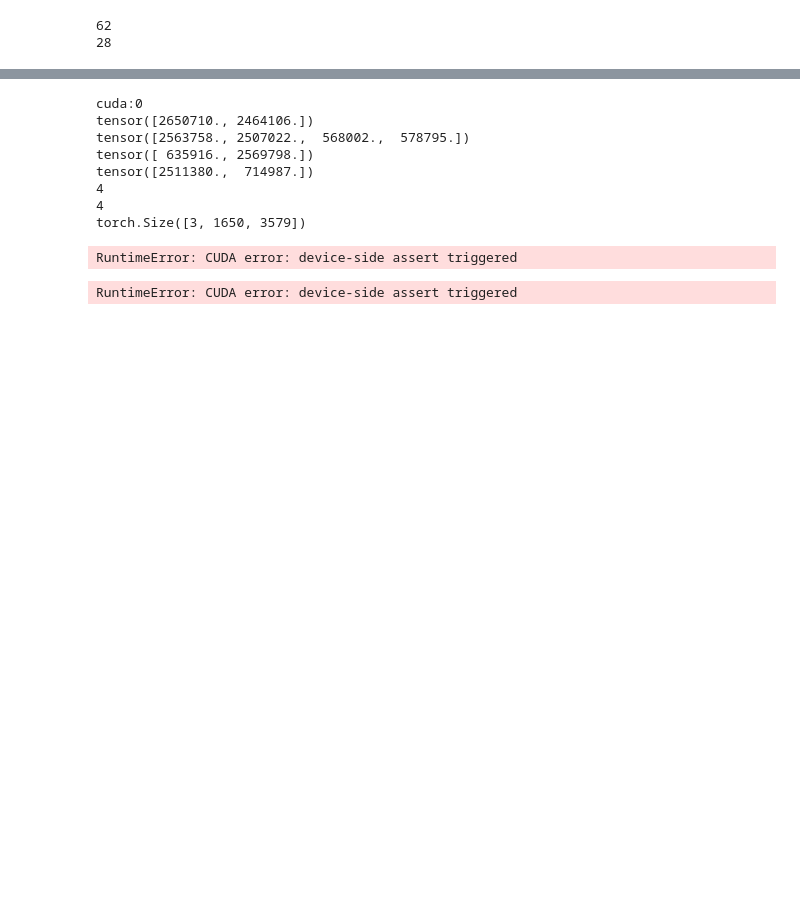
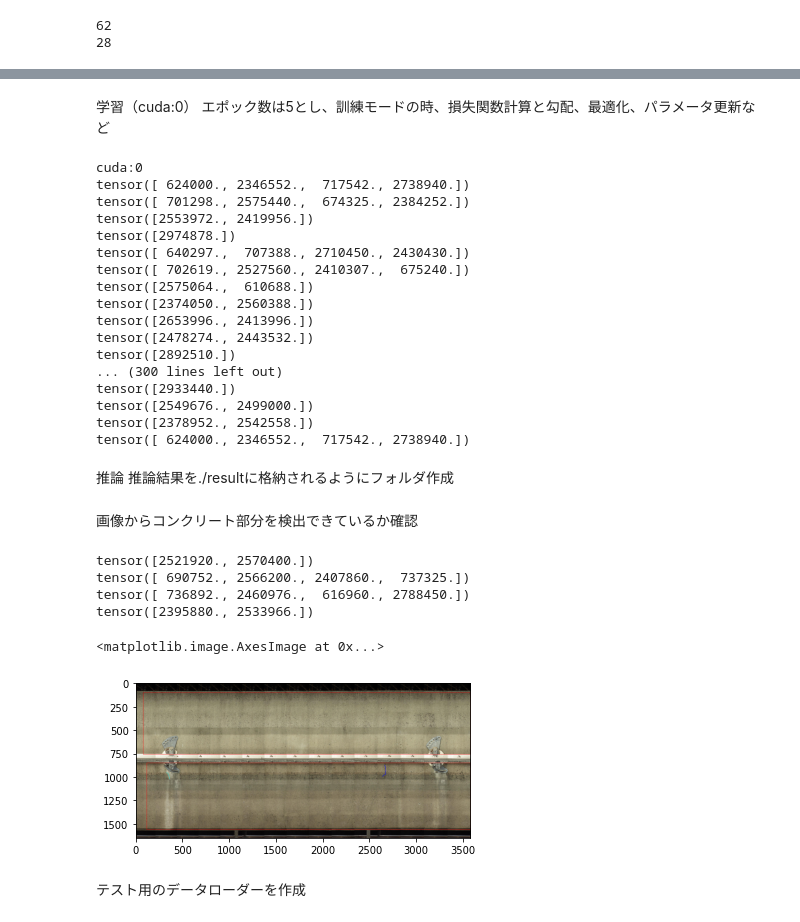
Before and after one commit to LostGeneration1999/Faster-R-CNN, a Jupyter notebook: faster_RCNN.ipynb, the cells around one changed output, grey strips where cells are left out. Drawn from its saved outputs; the diff is of its cells as text; code cells hidden in the pictures; blank space fills up the shorter version.

```diff
--- a/faster_RCNN.ipynb
+++ b/faster_RCNN.ipynb
@@ -72,6 +77,13 @@ print(df)
 Empty DataFrame
 Columns: [image_id, width, height, xmin, ymin, xmax, ymax, class]
 Index: []
+# %%
+# XMLファイルの列挙
+xml_paths = glob("./concrete_detection_image/*.xml")
+# クラスの定義
+classes = ["concrete"]
+# transform to array
+transform_anno = xml2list(classes)
 # %%
 for path in xml_paths:
     image_id = path.split("/")[-1].split(".")[0]
@@ -137,8 +153,3 @@ class MyDataset(torch.utils.data.Dataset):
 # %%
-image_dir = "./concrete_detection_image/"
+image_dir = "./concrete_detection_image"
 dataset = MyDataset(df, image_dir)
-# %%
-print(len(dataset))
-images, target, image_id = dataset[0]
-print(images.shape)
-plt.imshow(images.permute(1,2,0))
@@ -181,9 +187,15 @@ model.roi_heads.box_predictor = FastRCNNPredictor(in_features, num_classes)
+# %% [markdown]
+学習（cuda:0）
+エポック数は5とし、訓練モードの時、損失関数計算と勾配、最適化、パラメータ更新など
 # %%
 params = [p for p in model.parameters() if p.requires_grad]
 optimizer = torch.optim.SGD(params, lr=0.005, momentum=0.9, weight_decay=0.0005)
 device = torch.device("cuda:0" if torch.cuda.is_available() else "cpu")
 print(device)
 num_epochs = 5
+
+if torch.cuda.is_available():
+    model.cuda()
 
 for epoch in range(num_epochs):
 
@@ -193,11 +205,6 @@ for epoch in range(num_epochs):
 
         images, targets, image_ids = batch
 
-
-        print(len(images))
-        print(len(targets))
-        print(images[0].shape)
-    cuda
         images = list(image.to(device) for image in images)
         targets = [{k: v.to(device) for k, v in t.items()} for t in targets]
 
@@ -213,11 +220,22 @@ for epoch in range(num_epochs):
             print(f"epoch #{epoch+1} Iteration #{i+1} loss: {loss_value}")
 # %% [output]
 cuda:0
-tensor([2650710., 2464106.])
-tensor([2563758., 2507022.,  568002.,  578795.])
-tensor([ 635916., 2569798.])
-tensor([2511380.,  714987.])
-4
-4
-torch.Size([3, 1650, 3579])
+tensor([ 624000., 2346552.,  717542., 2738940.])
+tensor([ 701298., 2575440.,  674325., 2384252.])
+tensor([2553972., 2419956.])
+tensor([2974878.])
+tensor([ 640297.,  707388., 2710450., 2430430.])
+tensor([ 702619., 2527560., 2410307.,  675240.])
+tensor([2575064.,  610688.])
+tensor([2374050., 2560388.])
+tensor([2653996., 2413996.])
+tensor([2478274., 2443532.])
+tensor([2892510.])
+... (300 lines left out)
+tensor([2933440.])
+tensor([2549676., 2499000.])
+tensor([2378952., 2542558.])
+tensor([ 624000., 2346552.,  717542., 2738940.])
-RuntimeError: CUDA error: device-side assert triggered
+# %% [markdown]
+推論
+推論結果を./resultに格納されるようにフォルダ作成
@@ -224,3 +246,5 @@ RuntimeError: CUDA error: device-side assert triggered
+# %% [markdown]
+画像からコンクリート部分を検出できているか確認
 # %%
 import matplotlib.pyplot as plt
 from PIL import ImageDraw, ImageFont
@@ -230,37 +254,38 @@ model.to(device)
 model.eval()
 
 images, targets, image_ids = next(iter(val_dataloader))
 
 images = list(img.to(device) for img in images)
 outputs = model(images)
 
 for i, image in enumerate(images):
     image = image.permute(1, 2, 0).cpu().numpy()
     image = Image.fromarray((image * 255).astype(np.uint8))
 
     boxes = outputs[i]["boxes"].data.cpu().numpy()
     scores = outputs[i]["scores"].data.cpu().numpy()
     labels = outputs[i]["labels"].data.cpu().numpy()
 
     category = {0: "background", 1: "concrete"}
 
     boxes = boxes[scores >= 0.5].astype(np.int32)
     scores = scores[scores >= 0.5]
     image_id = image_ids[i]
 
 for i, box in enumerate(boxes):
     draw = ImageDraw.Draw(image)
     label = category[labels[i]]
     draw.rectangle([(box[0], box[1]), (box[2], box[3])], outline="red", width=3)
 
-    # ラベルの表示
-    fnt = ImageFont.truetype('/content/mplus-1c-black.ttf', 20)
-    text_w, text_h = fnt.getsize(label)
-    draw.rectangle([box[0], box[1], box[0]+text_w, box[1]+text_h], fill="red")
-    draw.text((box[0], box[1]), label, font=fnt, fill='white')
-
 image.save(f"resample_{str(i)}.png")
 fig, ax = plt.subplots(1, 1)
 ax.imshow(np.array(image))
 # %% [output]
-RuntimeError: CUDA error: device-side assert triggered
+tensor([2521920., 2570400.])
+tensor([ 690752., 2566200., 2407860.,  737325.])
+tensor([ 736892., 2460976.,  616960., 2788450.])
+tensor([2395880., 2533966.])
+<matplotlib.image.AxesImage at 0x...>
+[figure, added]
+# %% [markdown]
+テスト用のデータローダーを作成
```
Also changed, not shown: parts of 19 cells of this notebook.
